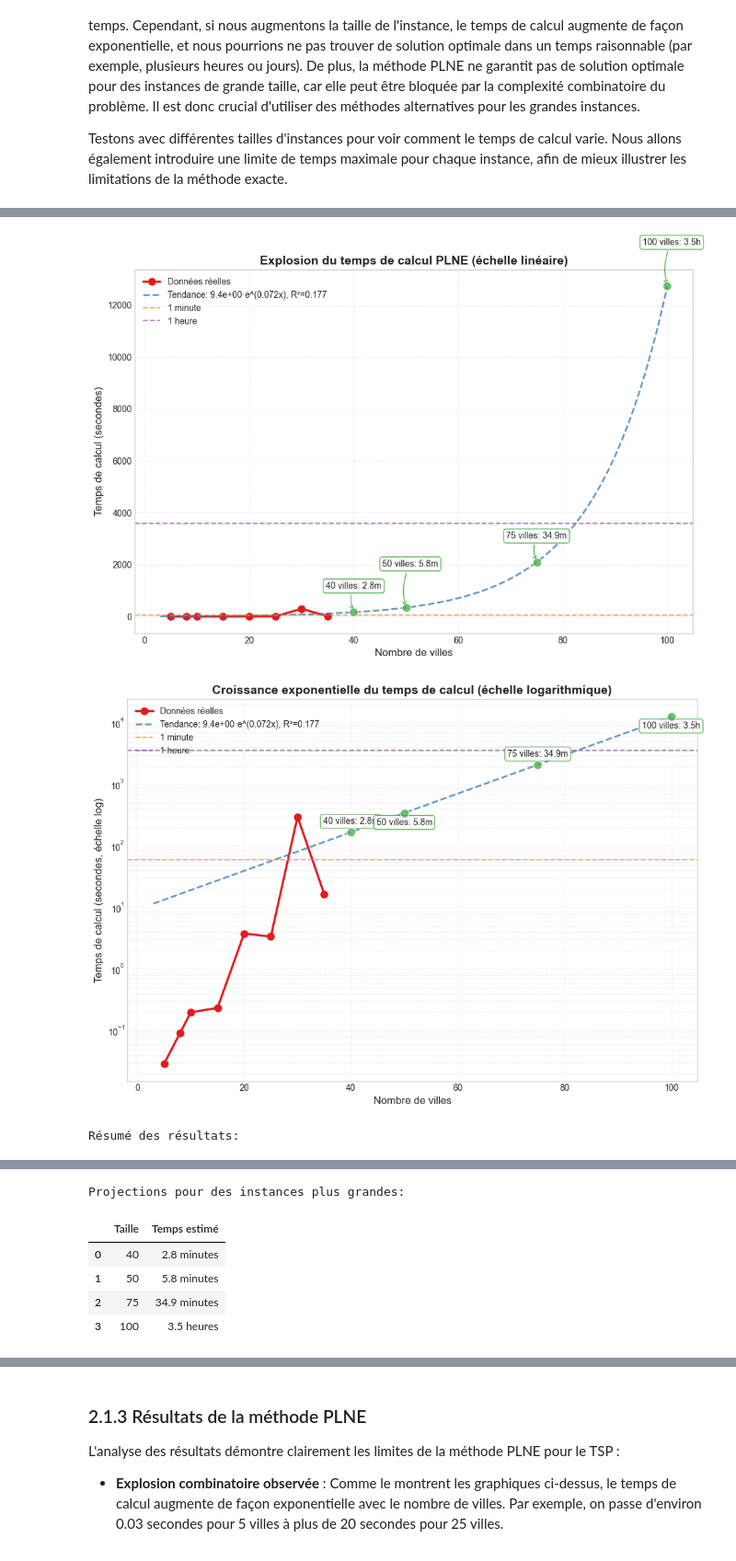
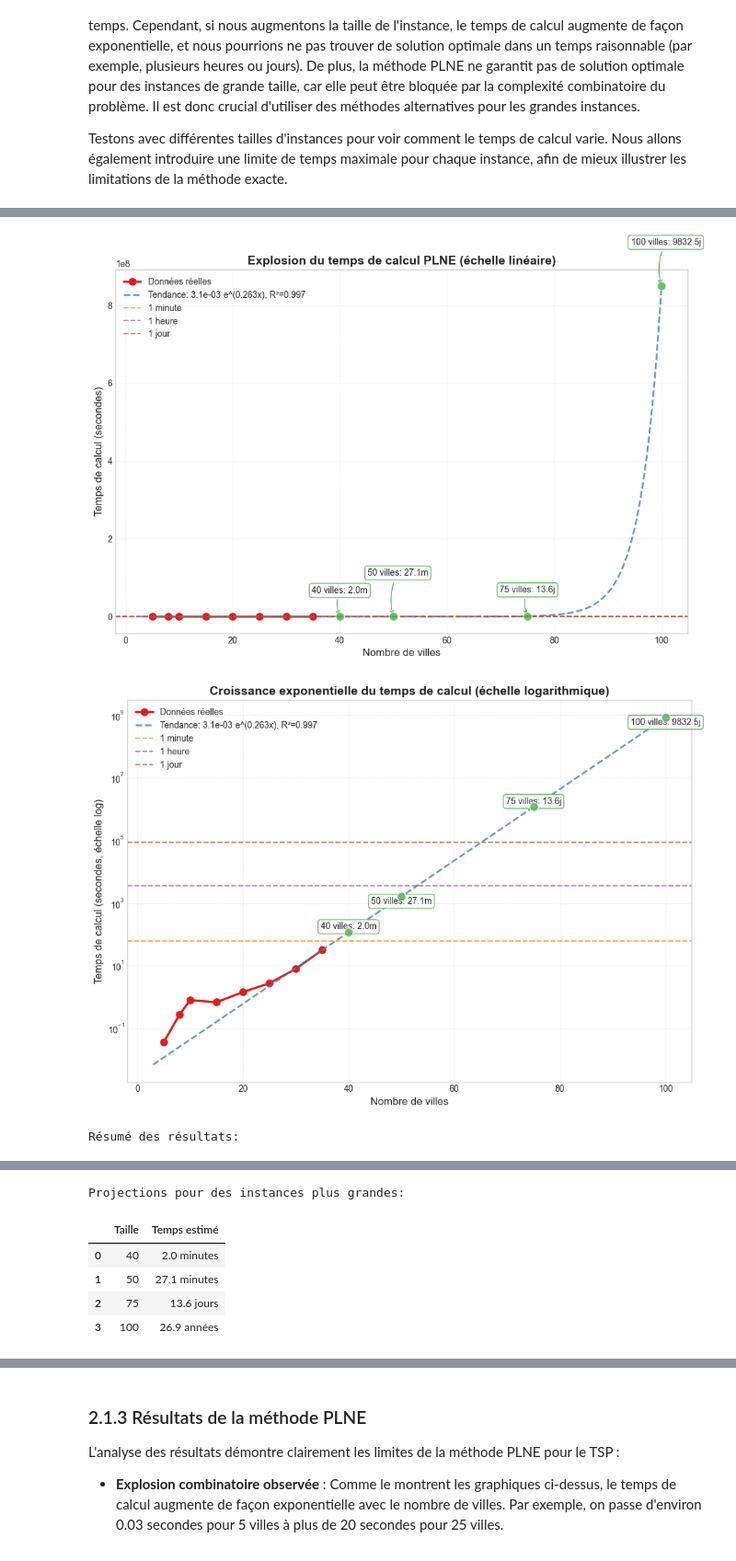
Before and after one commit to iKagnana/RO-CESI-BMI, a Jupyter notebook: livrable_1.ipynb, the cells around one changed output, grey strips where cells are left out. Shown at 92% size. Cells and saved outputs as stored; diff of their text form; code cells hidden in the pictures.

```diff
--- a/livrable_1.ipynb
+++ b/livrable_1.ipynb
@@ -199,9 +199,10 @@ def generate_data(n, weight_range, max_percentage_perturbation, percentage_pertu
                 all_edges.append((i, j, weight))
                 graph[i][j] = weight
 
-    # Calculate and apply perturbations
-    total_possible_edges = n * (n-1)
-    max_edges_perturbated = max(1, int(total_possible_edges * percentage_perturbations))
+
+    max_edges_perturbated = int(n * percentage_perturbations)
+
+
 
     # Randomly select edges to perturb
     random.shuffle(all_edges)
@@ -425,6 +426,14 @@ from IPython.display import display, HTML
 def test_plne_performance(instance_sizes, weight_range, dependency_nodes, max_percentage_perturbation, max_edges_perturbated):
     plne_times = []
     results = []
+
+    print("Démarrage de l'évaluation des performances...")
+    print("Paramètres de test:")
+    print(f"  - Tailles d'instances: {instance_sizes}")
+    print(f"  - Plage de poids: {weight_range}")
+    print(f"  - Pourcentage maximum de perturbation: {max_percentage_perturbation}")
+    print(f"  - Nombre maximum d'arêtes perturbées: {max_edges_perturbated}")
+
 
     # Style configuration
     plt.style.use('seaborn-v0_8-whitegrid')
@@ -442,7 +451,7 @@ def test_plne_performance(instance_sizes, weight_range, dependency_nodes, max_pe
     # Collect data for each instance size
     for n in instance_sizes:
         print(f"Test avec {n} villes...")
-        graph, dependencies, perturbated_edges = generate_data(n, weight_range, max_percentage_perturbation, max_edges_perturbated)
+        graph, dependencies, _ = generate_data(n, weight_range, max_percentage_perturbation, max_edges_perturbated)
 
         start = time.time()
         try:
@@ -728,4 +737,4 @@ Objectif: 9.75 heures
-[figure, old version]
+[figure, new version]
-[figure, old version]
+[figure, new version]
 Résumé des résultats:
 |  | Taille | Temps | Statut | Objectif | Optimal |
@@ -740,7 +749,7 @@ Résumé des résultats:
 Projections pour des instances plus grandes:
 |  | Taille | Temps estimé |
-| 0 | 40 | 2.8 minutes |
-| 1 | 50 | 5.8 minutes |
-| 2 | 75 | 34.9 minutes |
-| 3 | 100 | 3.5 heures |
+| 0 | 40 | 2.0 minutes |
+| 1 | 50 | 27.1 minutes |
+| 2 | 75 | 13.6 jours |
+| 3 | 100 | 26.9 années |
 Points clés de la performance:
```
Also changed, not shown: parts of 11 cells of this notebook.
